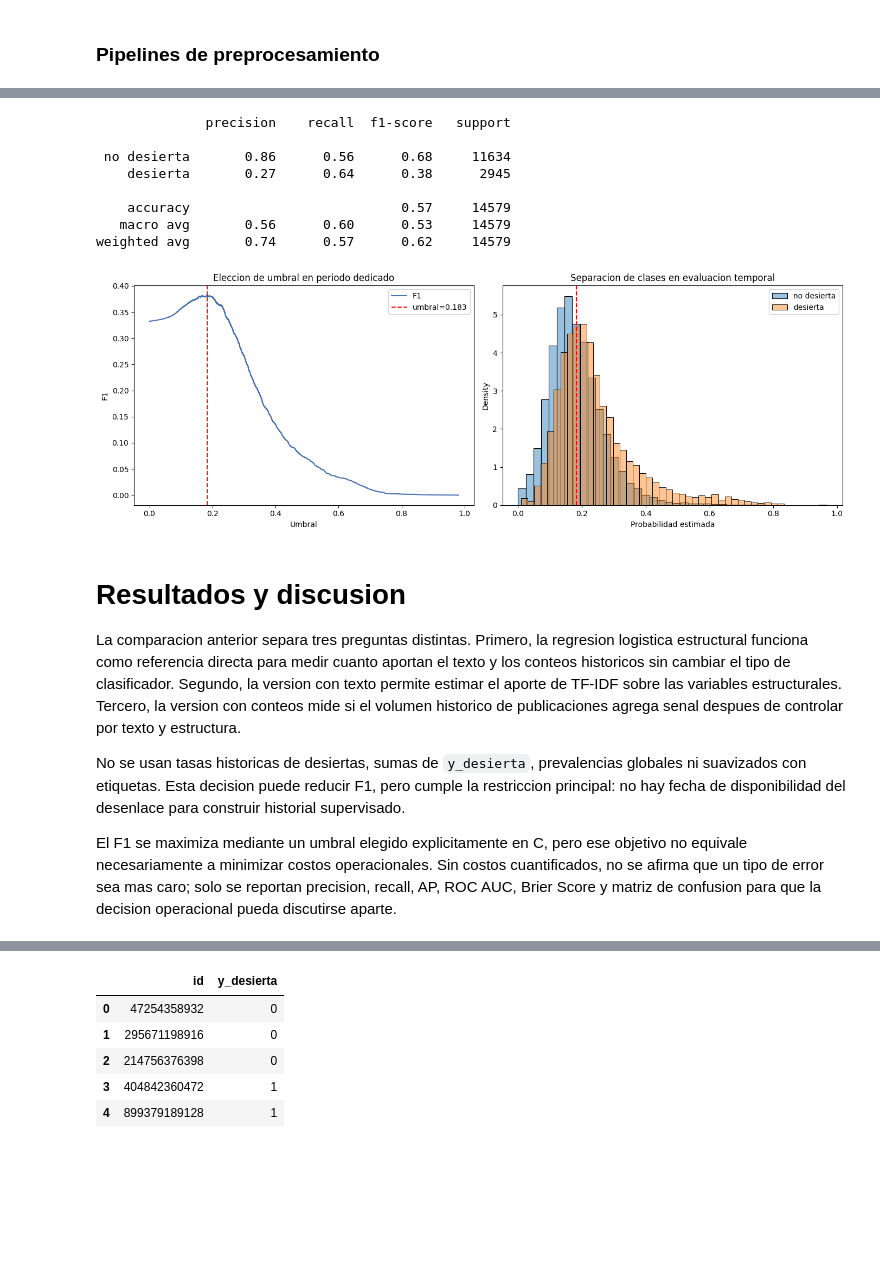
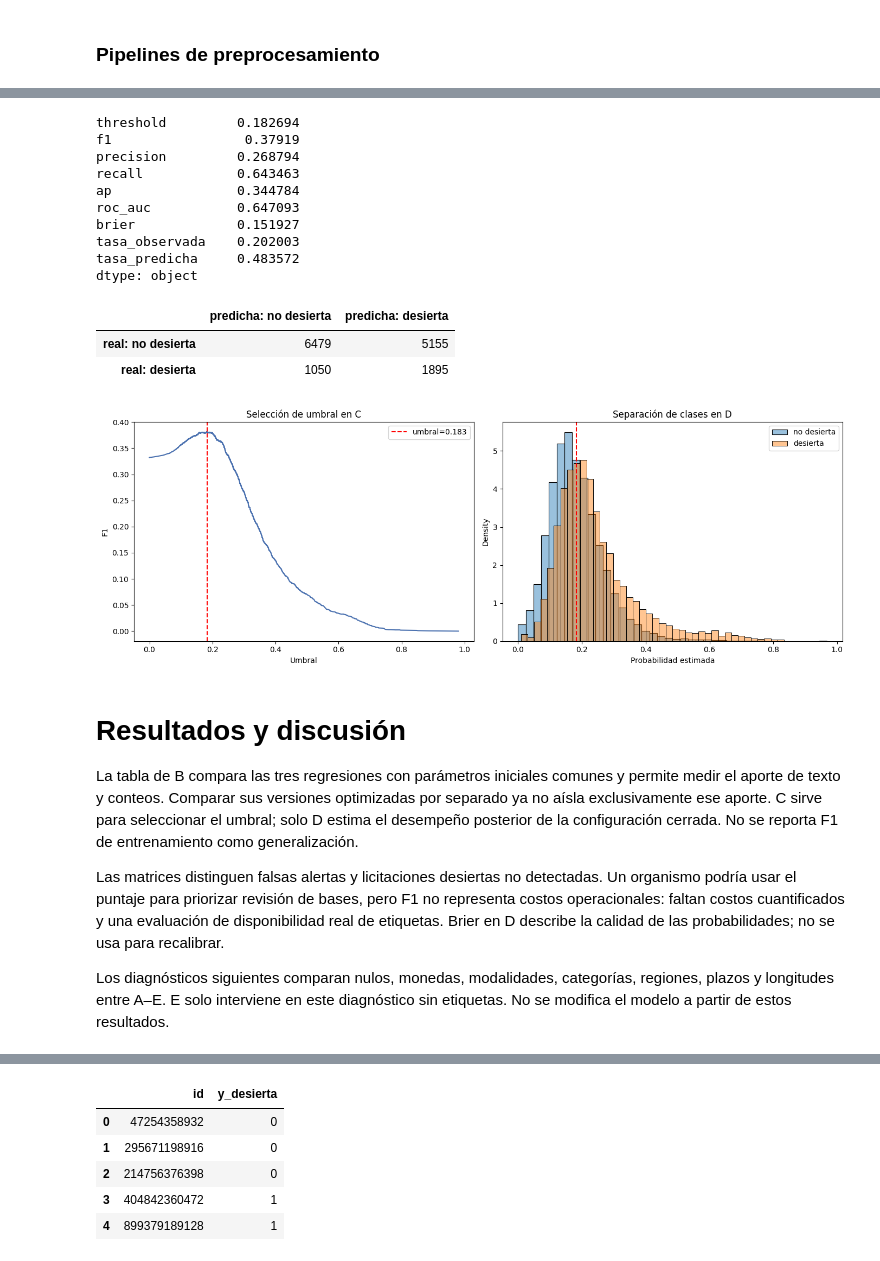
Before and after one commit to EduardoPerezMir/Tarea-2-ML, a Jupyter notebook: Pregunta2.ipynb, the cells around one changed output, grey strips where cells are left out. Cells and saved outputs as stored; diff of their text form; code cells hidden in the pictures; blank space fills up the shorter version.

```diff
--- a/Pregunta2.ipynb
+++ b/Pregunta2.ipynb
@@ -307,6 +210,0 @@ resumen_categoria_montos[
-# %%
-X = train_df.drop(columns=["y_desierta"])
-y = train_df["y_desierta"]
-
-print("X:", X.shape)
-print("y:", y.shape)
@@ -854,47 +604,53 @@ Matriz de confusion evaluacion temporal final:
+# %%
+# Se evalúa únicamente el ganador previamente cerrado; D no ajusta ninguna decisión.
+modelo_evaluacion = ajustar_pipeline(
+    clone(mejor_modelo_config), X_train_umbral, y_train_umbral, "ABC"
+)
+proba_test_temporal = modelo_evaluacion.predict_proba(X_test_temporal)[:, 1]
+metricas_test_temporal = metricas_con_umbral(y_test_temporal, proba_test_temporal, mejor_threshold)
+display(pd.Series(metricas_test_temporal).drop("matriz_confusion"))
+display(pd.DataFrame(
+    metricas_test_temporal["matriz_confusion"],
+    index=["real: no desierta", "real: desierta"],
+    columns=["predicha: no desierta", "predicha: desierta"]
+))
+# %% [output]
+threshold         0.182694
+f1                 0.37919
+precision         0.268794
+recall            0.643463
+ap                0.344784
+roc_auc           0.647093
+brier             0.151927
+tasa_observada    0.202003
+tasa_predicha     0.483572
+dtype: object
+|  | predicha: no desierta | predicha: desierta |
+| real: no desierta | 6479 | 5155 |
+| real: desierta | 1050 | 1895 |
 # %%
-pred_test_temporal = (proba_test_temporal >= mejor_threshold).astype(int)
-
-print(classification_report(
-    y_test_temporal,
-    pred_test_temporal,
-    target_names=["no desierta", "desierta"],
-    zero_division=0
-))
-
-precision, recall, thresholds = precision_recall_curve(y_val_umbral, proba_umbral)
-f1_curve = 2 * precision[:-1] * recall[:-1] / (precision[:-1] + recall[:-1] + 1e-12)
-
 fig, ax = plt.subplots(1, 2, figsize=(14, 5))
-ax[0].plot(thresholds, f1_curve, label="F1")
+ax[0].plot(curva_umbral["threshold"], curva_umbral["f1"])
 ax[0].axvline(mejor_threshold, color="red", linestyle="--", label=f"umbral={mejor_threshold:.3f}")
-ax[0].set_xlabel("Umbral")
-ax[0].set_ylabel("F1")
-ax[0].set_title("Eleccion de umbral en periodo dedicado")
+ax[0].set(xlabel="Umbral", ylabel="F1", title="Selección de umbral en C")
 ax[0].legend()
-
-sns.histplot(proba_test_temporal[y_test_temporal == 0], bins=40, stat="density", color="tab:blue", alpha=0.45, label="no desierta", ax=ax[1])
-sns.histplot(proba_test_temporal[y_test_temporal == 1], bins=40, stat="density", color="tab:orange", alpha=0.45, label="desierta", ax=ax[1])
+for clase, color, etiqueta in ((0, "tab:blue", "no desierta"), (1, "tab:orange", "desierta")):
+    sns.histplot(
+        proba_test_temporal[y_test_temporal == clase], bins=40, stat="density",
+        color=color, alpha=0.45, label=etiqueta, ax=ax[1]
+    )
 ax[1].axvline(mejor_threshold, color="red", linestyle="--")
-ax[1].set_xlabel("Probabilidad estimada")
-ax[1].set_title("Separacion de clases en evaluacion temporal")
+ax[1].set(xlabel="Probabilidad estimada", title="Separación de clases en D")
 ax[1].legend()
 plt.tight_layout()
 # %% [output]
-              precision    recall  f1-score   support
-
- no desierta       0.86      0.56      0.68     11634
-    desierta       0.27      0.64      0.38      2945
-
-    accuracy                           0.57     14579
-   macro avg       0.56      0.60      0.53     14579
-weighted avg       0.74      0.57      0.62     14579
-[figure, old version]
+[figure, new version]
 # %% [markdown]
-# Resultados y discusion
+# Resultados y discusión
 
-La comparacion anterior separa tres preguntas distintas. Primero, la regresion logistica estructural funciona como referencia directa para medir cuanto aportan el texto y los conteos historicos sin cambiar el tipo de clasificador. Segundo, la version con texto permite estimar el aporte de TF-IDF sobre las variables estructurales. Tercero, la version con conteos mide si el volumen historico de publicaciones agrega senal despues de controlar por texto y estructura.
+La tabla de B compara las tres regresiones con parámetros iniciales comunes y permite medir el aporte de texto y conteos. Comparar sus versiones optimizadas por separado ya no aísla exclusivamente ese aporte. C sirve para seleccionar el umbral; solo D estima el desempeño posterior de la configuración cerrada. No se reporta F1 de entrenamiento como generalización.
 
-No se usan tasas historicas de desiertas, sumas de `y_desierta`, prevalencias globales ni suavizados con etiquetas. Esta decision puede reducir F1, pero cumple la restriccion principal: no hay fecha de disponibilidad del desenlace para construir historial supervisado.
+Las matrices distinguen falsas alertas y licitaciones desiertas no detectadas. Un organismo podría usar el puntaje para priorizar revisión de bases, pero F1 no representa costos operacionales: faltan costos cuantificados y una evaluación de disponibilidad real de etiquetas. Brier en D describe la calidad de las probabilidades; no se usa para recalibrar.
 
-El F1 se maximiza mediante un umbral elegido explicitamente en C, pero ese objetivo no equivale necesariamente a minimizar costos operacionales. Sin costos cuantificados, no se afirma que un tipo de error sea mas caro; solo se reportan precision, recall, AP, ROC AUC, Brier Score y matriz de confusion para que la decision operacional pueda discutirse aparte.
+Los diagnósticos siguientes comparan nulos, monedas, modalidades, categorías, regiones, plazos y longitudes entre A–E. E solo interviene en este diagnóstico sin etiquetas. No se modifica el modelo a partir de estos resultados.
 # %%
```
Also changed, not shown: parts of 50 cells of this notebook, 1 other file.
